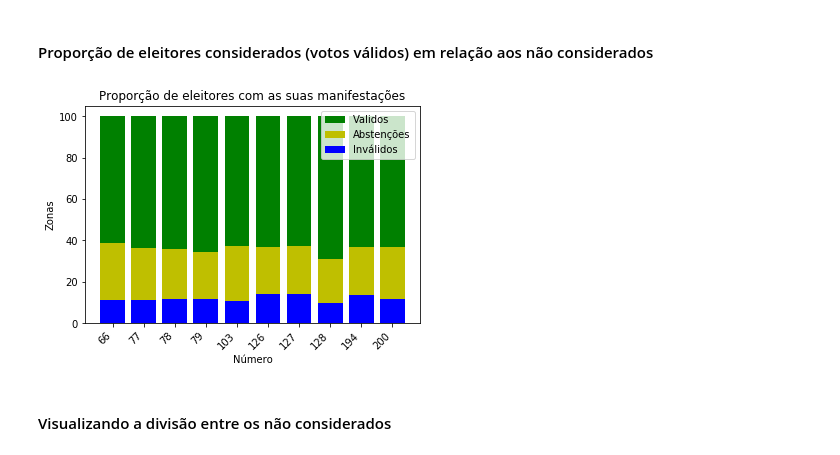
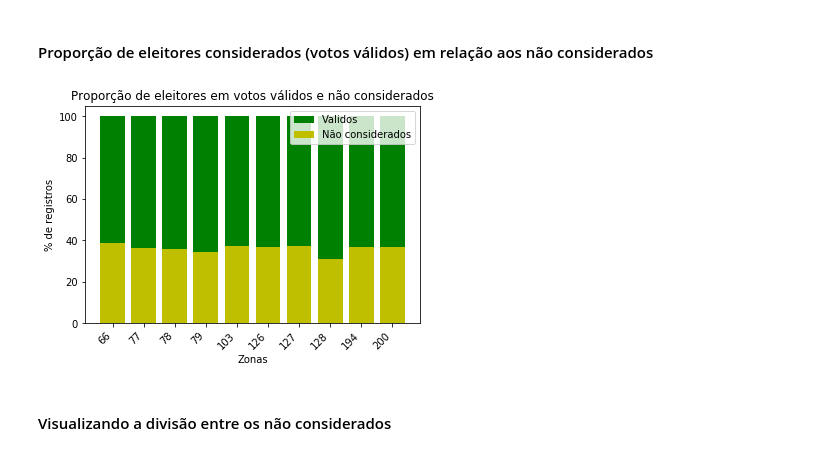
Before and after one commit to emanuelgsouza/eleicoes-dc-2016, a Jupyter notebook: analysis/analysis.ipynb, the cells around one changed output. Drawn from its saved outputs; the diff is of its cells as text; code cells hidden in the pictures.

```diff
--- a/analysis/analysis.ipynb
+++ b/analysis/analysis.ipynb
@@ -56,29 +56,26 @@ plt.show()
 # %%
 width = 0.8
 agrupado_por_zona = getConsolidateNumbersByZona(df)
 zonas = agrupado_por_zona.index.values
 validos = agrupado_por_zona['votos_nominais'].values
-abstencoes = agrupado_por_zona['abstencoes'].values
-invalidos = agrupado_por_zona['votos_brancos'].values + agrupado_por_zona['votos_nulos'].values
+nao_considerados = agrupado_por_zona['nao_considerados'].values
 
 total = agrupado_por_zona['aptos'].values
 proportion_validos = np.true_divide(validos, total) * 100
-proportion_abstencoes = np.true_divide(abstencoes, total) * 100
-proportion_invalidos = np.true_divide(invalidos, total) * 100
+proportion_nao_considerados = np.true_divide(nao_considerados, total) * 100
 
 index = np.arange(len(zonas))
-plt.bar(index, proportion_validos, width = width, bottom=proportion_abstencoes + proportion_invalidos, color='green', label = 'Validos')
-plt.bar(index, proportion_abstencoes, width = width, bottom=proportion_invalidos, color='y', label = 'Abstenções')
-plt.bar(index, proportion_invalidos, width = width, color='blue', label = 'Inválidos')
-plt.xlabel('Número', fontsize=10)
-plt.ylabel('Zonas', fontsize=10)
+plt.bar(index, proportion_validos, width = width, bottom=proportion_nao_considerados, color='green', label = 'Validos')
+plt.bar(index, proportion_nao_considerados, width = width, color='y', label = 'Não considerados')
+plt.xlabel('Zonas', fontsize=10)
+plt.ylabel('% de registros', fontsize=10)
 plt.xticks(index, zonas)
-plt.title('Proporção de eleitores com as suas manifestações')
+plt.title('Proporção de eleitores em votos válidos e não considerados')
 plt.setp(plt.gca().get_xticklabels(), rotation=45, horizontalalignment='right')
 plt.ylim=1.0
 plt.legend(loc='best')
 plt.show()
 # %% [output]
-[figure, old version]
+[figure, new version]
 # %% [markdown]
 #### Visualizando a divisão entre os não considerados
```
Also changed, not shown: parts of 3 cells of this notebook, 1 other file.
